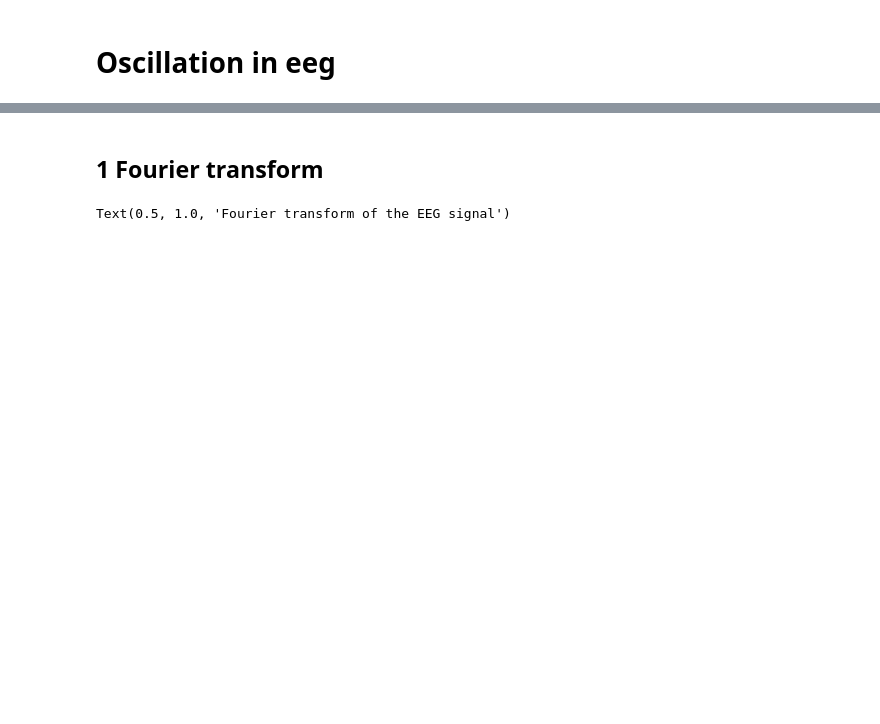
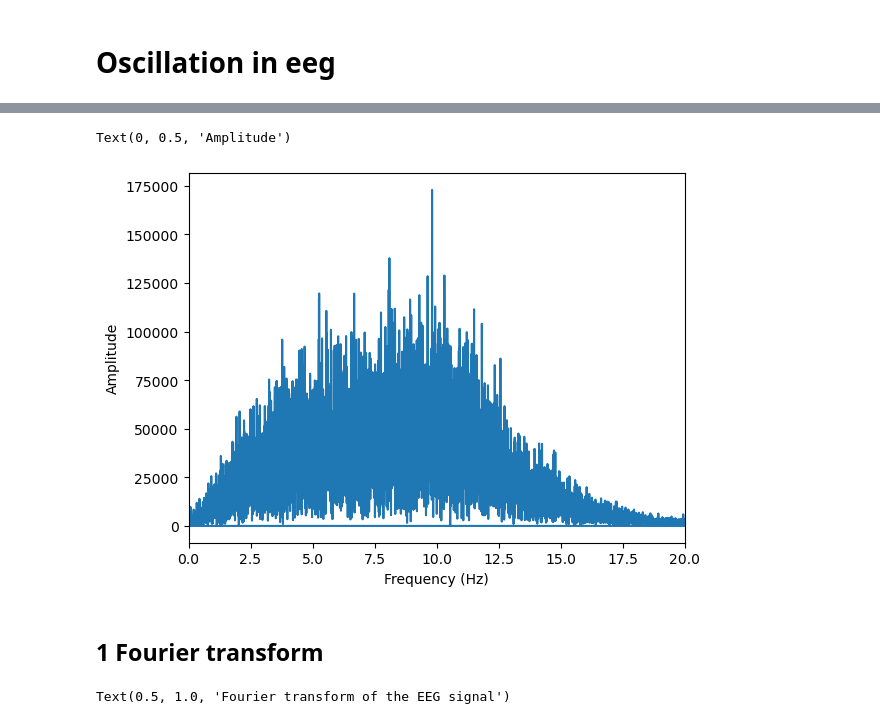
Before and after one commit to ChabCorp/LFP_IPMC, a Jupyter notebook: code/3_normalization.ipynb, the cells around one changed output, grey strips where cells are left out. Saved outputs shown, nothing was run; the diff lists cells and outputs as text; code cells hidden in the pictures; blank space fills up the shorter version.

```diff
--- a/code/3_normalization.ipynb
+++ b/code/3_normalization.ipynb
@@ -30,3 +47,13 @@ Text(0.5, 1.0, 'EEG signal on the first 3000 rows')
+# %%
+df["amp"] = np.abs(scipy.fftpack.fft(df['µVf'].values))
+df["freq"] = scipy.fftpack.fftfreq(df['µVf'].size, d=time)
+plt.plot(df["freq"], df["amp"])
+plt.xlim(0,20)
+plt.xlabel("Frequency (Hz)")
+plt.ylabel("Amplitude")
+# %% [output]
+Text(0, 0.5, 'Amplitude')
+[figure, added]
 # %% [markdown]
 ## 1 Fourier transform
 # %%
```
Also changed, not shown: parts of 10 cells of this notebook.
